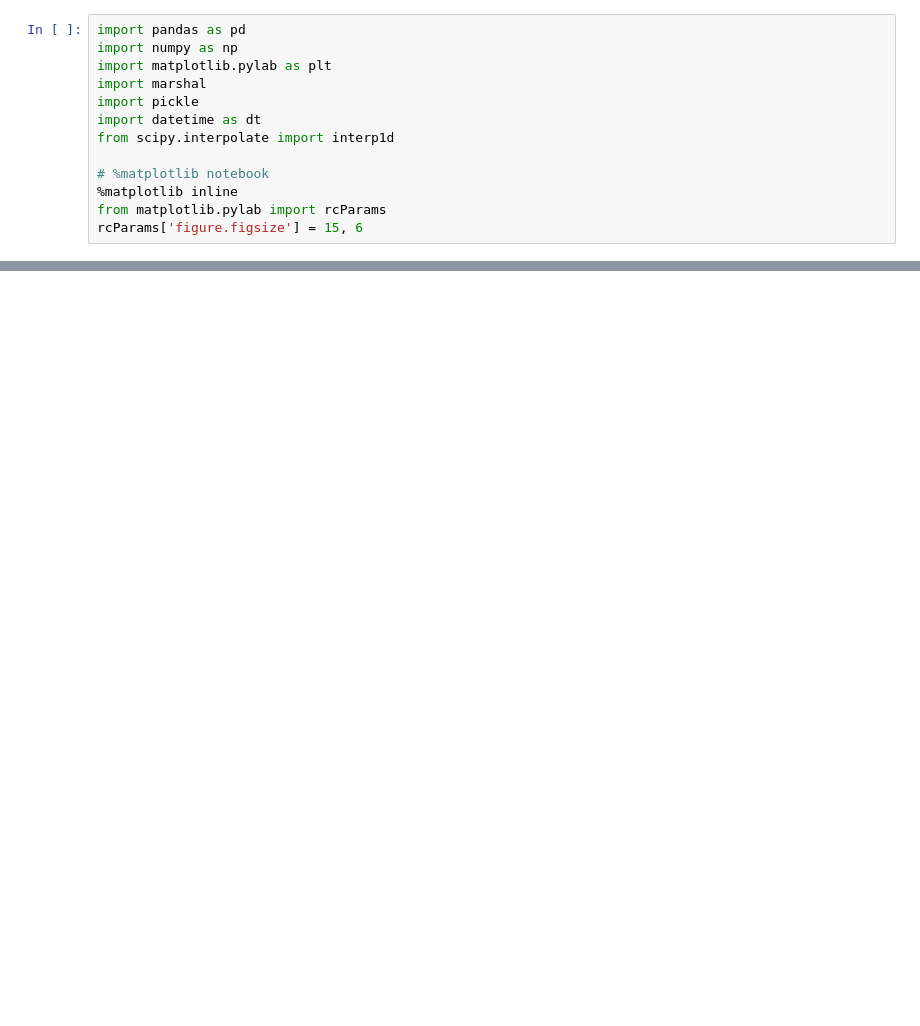
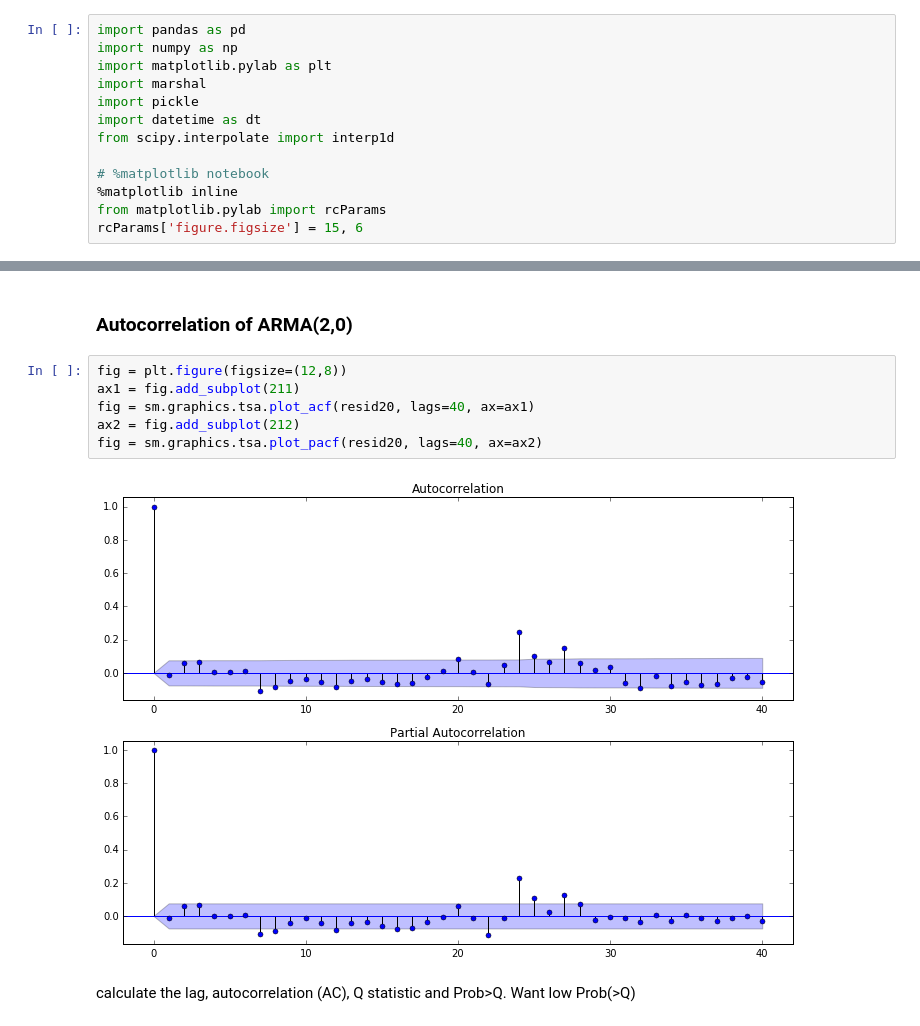
Before and after one commit to jake-g/parking-app, a Jupyter notebook: experiments/jake_scripts/timeseries_analysis.ipynb, the cells around one changed output, grey strips where cells are left out. Drawn from its saved outputs; the diff is of its cells as text; blank space fills up the shorter version.

```diff
--- a/experiments/jake_scripts/timeseries_analysis.ipynb
+++ b/experiments/jake_scripts/timeseries_analysis.ipynb
@@ -65,0 +134,12 @@ Paystation 8005 popularity = 20483
+# %% [markdown]
+### Autocorrelation of ARMA(2,0)
+# %%
+fig = plt.figure(figsize=(12,8))
+ax1 = fig.add_subplot(211)
+fig = sm.graphics.tsa.plot_acf(resid20, lags=40, ax=ax1)
+ax2 = fig.add_subplot(212)
+fig = sm.graphics.tsa.plot_pacf(resid20, lags=40, ax=ax2)
+# %% [output]
+[figure, added]
+# %% [markdown]
+ calculate the lag, autocorrelation (AC), Q statistic and Prob>Q. Want low Prob(>Q)
```
Also changed, not shown: parts of 20 cells of this notebook, 2 other files.
